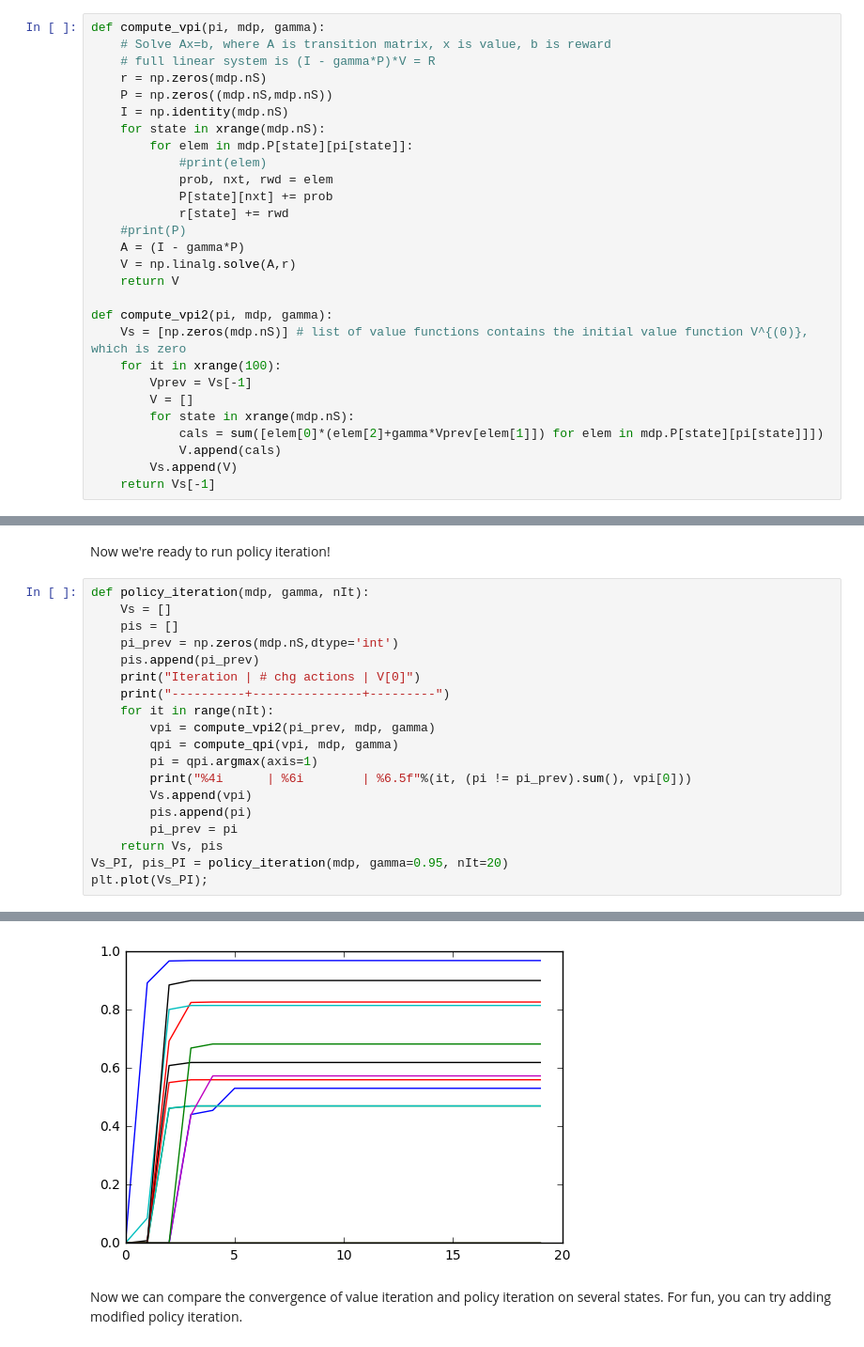
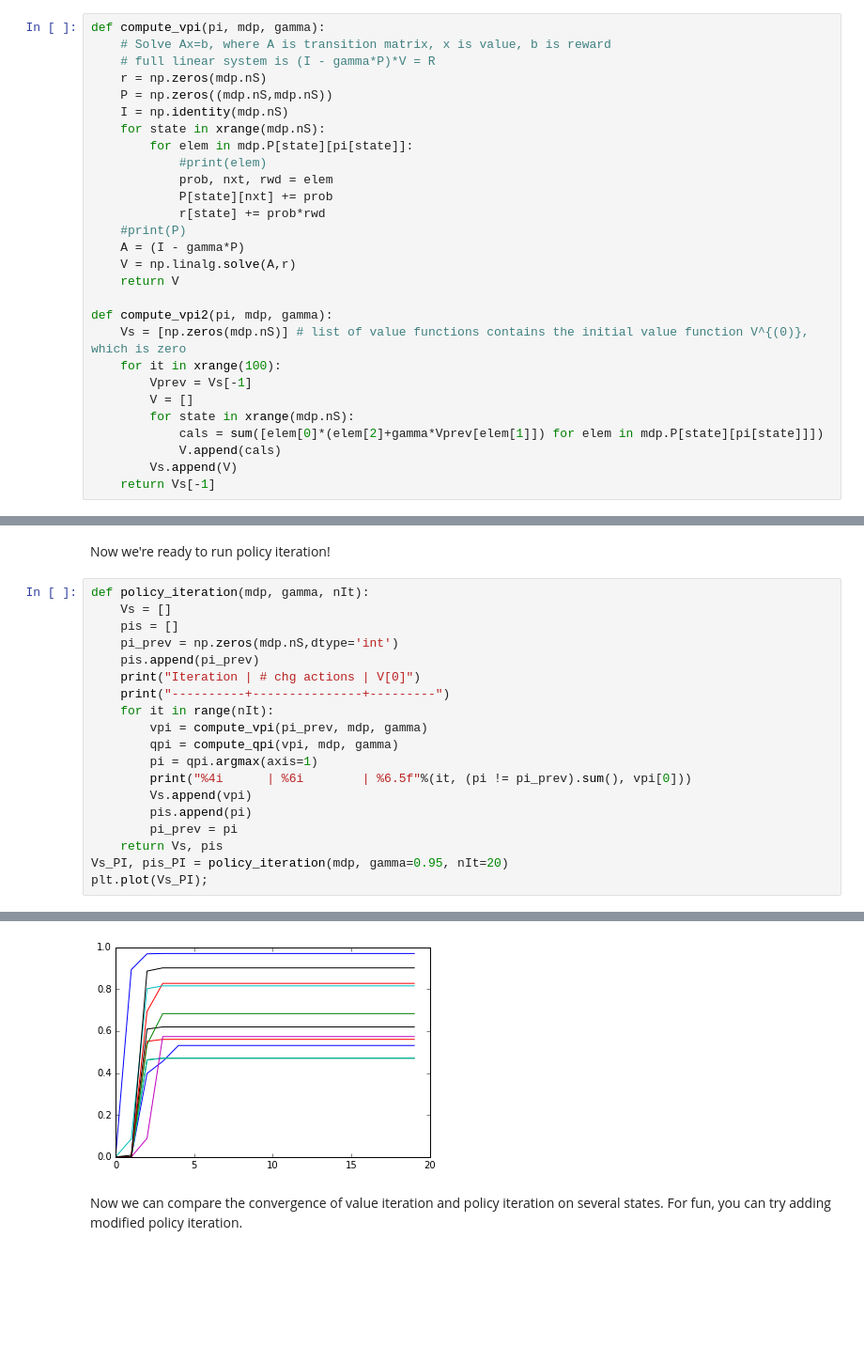
Before and after one commit to simicvm/RLpractice, a Jupyter notebook: HW2.ipynb, the cells around one changed output, grey strips where cells are left out. Shown at 94% size. Saved outputs shown, nothing was run; the diff lists cells and outputs as text; blank space fills up the shorter version.

```diff
--- a/HW2.ipynb
+++ b/HW2.ipynb
@@ -316,7 +316,7 @@ def compute_vpi(pi, mdp, gamma):
             #print(elem)
             prob, nxt, rwd = elem
             P[state][nxt] += prob
-            r[state] += rwd
+            r[state] += prob*rwd
     #print(P)
     A = (I - gamma*P)
     V = np.linalg.solve(A,r)
@@ -407,7 +410,7 @@ def policy_iteration(mdp, gamma, nIt):
     print("Iteration | # chg actions | V[0]")
     print("----------+---------------+---------")
     for it in range(nIt):
-        vpi = compute_vpi2(pi_prev, mdp, gamma)
+        vpi = compute_vpi(pi_prev, mdp, gamma)
         qpi = compute_qpi(vpi, mdp, gamma)
         pi = qpi.argmax(axis=1)
         print("%4i      | %6i        | %6.5f"%(it, (pi != pi_prev).sum(), vpi[0]))
@@ -428,14 +431,14 @@ Iteration | # chg actions | V[0]
    5      |      0        | 0.53118
    6      |      0        | 0.53118
    7      |      0        | 0.53118
    8      |      0        | 0.53118
    9      |      0        | 0.53118
 ... (6 lines left out)
   16      |      0        | 0.53118
   17      |      0        | 0.53118
   18      |      0        | 0.53118
   19      |      0        | 0.53118
-[figure, old version]
+[figure, new version]
 # %% [markdown]
 Now we can compare the convergence of value iteration and policy iteration on several states.
 For fun, you can try adding modified policy iteration.
```
Also changed, not shown: parts of 5 cells of this notebook.
